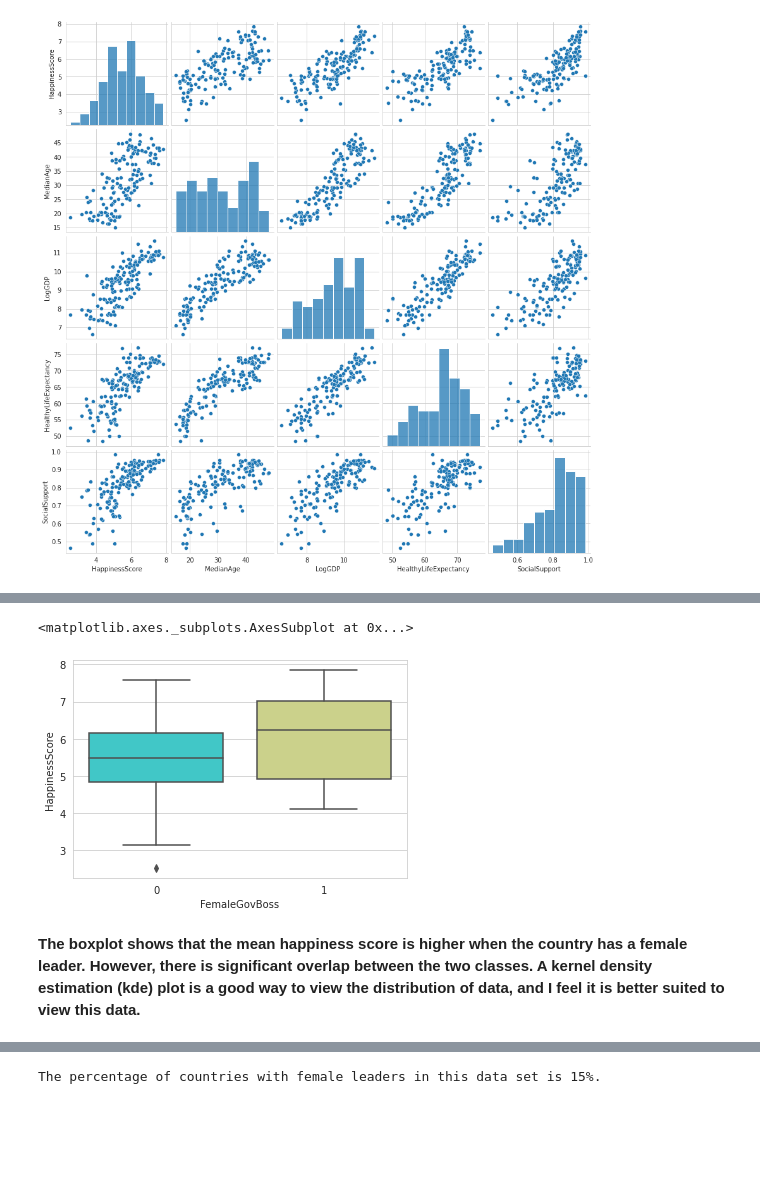
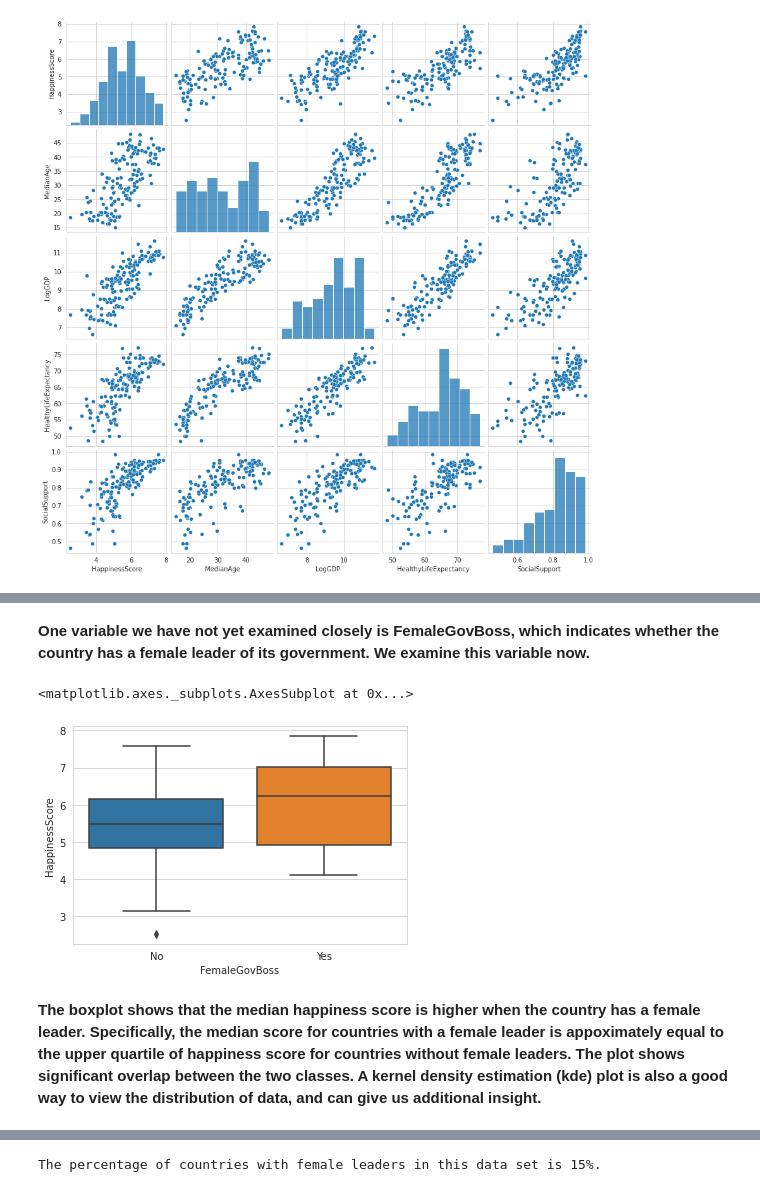
Before and after one commit to j-philtron/Projects, a Jupyter notebook: Happiness EDA/Happiness_EDA_Project.ipynb, the cells around one changed output, grey strips where cells are left out. Cells and saved outputs as stored; diff of their text form; code cells hidden in the pictures; blank space fills up the shorter version.

Commit message:
Update to happiness notebook

```diff
--- a/Happiness EDA/Happiness_EDA_Project.ipynb
+++ b/Happiness EDA/Happiness_EDA_Project.ipynb
@@ -143,4 +141,0 @@ def changeYesNoToNumber(txt):
-# %%
-happyData['Island'] = happyData['Island'].apply(changeYesNoToNumber)
-# %%
-happyData['FemaleGovBoss'] = happyData['FemaleGovBoss'].apply(changeYesNoToNumber)
@@ -163,10 +144,12 @@ sns.scatterplot(x=happyData['HappinessScore'], y=happyData['FemaleGovBoss'])
+# %% [markdown]
+**One variable we have not yet examined closely is FemaleGovBoss, which indicates whether the country has a female leader of its government. We examine this variable now.**
 # %%
-sns.boxplot(x='FemaleGovBoss', y='HappinessScore', data=happyData, palette='rainbow')
+sns.boxplot(x='FemaleGovBoss', y='HappinessScore', data=happyData)
 # %% [output]
 <matplotlib.axes._subplots.AxesSubplot at 0x...>
-[figure, old version]
+[figure, new version]
 # %% [markdown]
-**The boxplot shows that the mean happiness score is higher when the country has a female leader. However, there is significant overlap between the two classes. A kernel density estimation (kde) plot is a good way to view the distribution of data, and I feel it is better suited to view this data.**
+**The boxplot shows that the median happiness score is higher when the country has a female leader. Specifically, the median score for countries with a female leader is appoximately equal to the upper quartile of happiness score for countries without female leaders. The plot shows significant overlap between the two classes. A kernel density estimation (kde) plot is also a good way to view the distribution of data, and can give us additional insight.**
 # %%
 sns.kdeplot(data=happyData, x='HappinessScore', hue='FemaleGovBoss')
 # %% [output]
```
Also changed, not shown: parts of 41 cells of this notebook.
